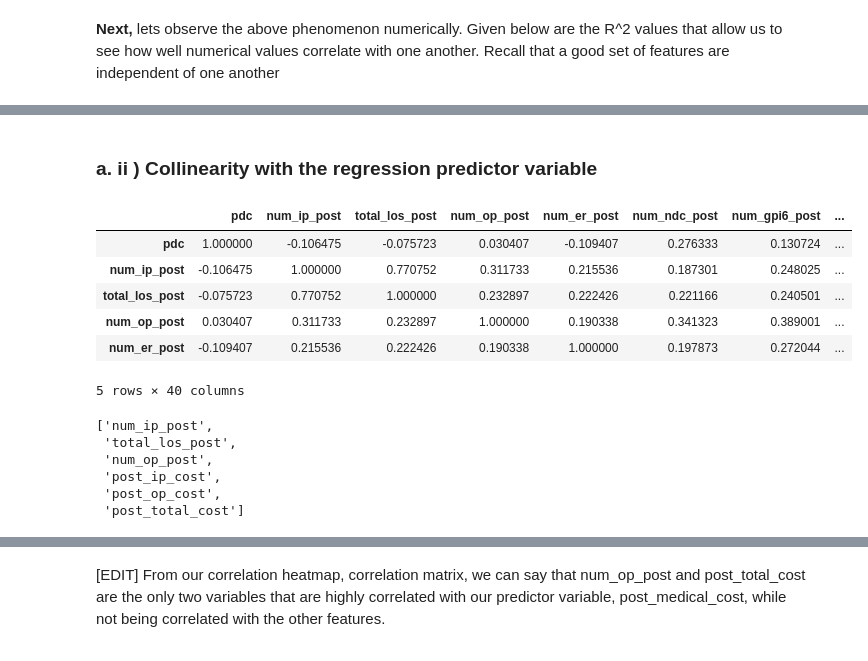
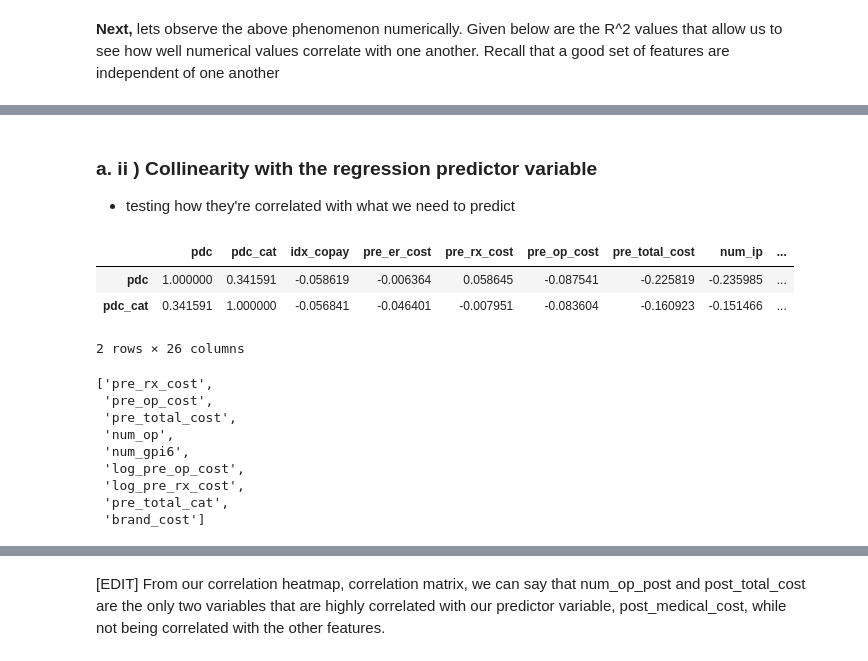
Before and after one commit to edalrami/hccs-final, a Jupyter notebook: Healthcare Final Project - DR.ipynb, the cells around one changed output, grey strips where cells are left out. Cells and saved outputs as stored; diff of their text form; code cells hidden in the pictures.

```diff
--- a/Healthcare Final Project - DR.ipynb
+++ b/Healthcare Final Project - DR.ipynb
@@ -207,6 +332,6 @@ sns.heatmap(corr,
 # %% [markdown]
 **Next,** lets observe the above phenomenon numerically. Given below are the R^2 values that allow us to see how well numerical values correlate with one another. Recall that a good set of features are independent of one another
 # %%
-cor_matrix = cont_features.corr()
+cor_matrix = reg_data_multicolin.corr()
 cor_matrix.head(5)
 # %% [output]
@@ -220,11 +359,4 @@ cor_matrix.head(5)
 # %%
-# Upper triangle of correlation matrix
-upper = cor_matrix.where(np.triu(np.ones(cor_matrix.shape), k=1).astype(np.bool))
-upper.head(5)
-
 # In feature columns with correlation greater than selected corr strengh
-to_drop = [column for column in upper.columns if any(upper[column]> 0.9) if column != 'post_medical_cost' ]
+to_drop = [column for column in upper.columns if any(upper[column]> 0.9) if column != 'post_total_cost' ]
 to_drop
-
-# Selecting all features that do are NOT highly correlated
-cont_variable_columns = [x for x in cont_features.columns if x not in to_drop]
@@ -231,6 +365,9 @@ cont_variable_columns = [x for x in cont_features.columns if x not in to_drop]
+# %%
+# Selecting all features that do are NOT highly correlated
+cont_variable_columns = [x for x in reg_data_multicolin.columns if x not in to_drop]
 # %%
 # Dataframe consisting of continous features ready to be used into our analysis
-cont_features_uncorrelated =  cont_features[cont_variable_columns]
+cont_features_uncorrelated =  reg_data_multicolin[cont_variable_columns]
 # %%
 # Finally these are the uncorrelated features to use
 cont_features_uncorrelated.head(2)
@@ -242,33 +379,35 @@ cont_features_uncorrelated.head(2)
 # %% [markdown]
 ### a. ii ) Collinearity with the regression predictor variable
+
+- testing how they're correlated with what we need to predict
 # %%
 # Correlation matrix between continous features only
 cor_matrix_cont_features = cont_features_uncorrelated.corr()
-cor_matrix_cont_features.head(5)
+cor_matrix_cont_features.head(2)
 # %% [output]
-|  | pdc | num_ip_post | total_los_post | num_op_post | num_er_post | num_ndc_post | num_gpi6_post | ... |
-| pdc | 1.000000 | -0.106475 | -0.075723 | 0.030407 | -0.109407 | 0.276333 | 0.130724 | ... |
-| num_ip_post | -0.106475 | 1.000000 | 0.770752 | 0.311733 | 0.215536 | 0.187301 | 0.248025 | ... |
-| total_los_post | -0.075723 | 0.770752 | 1.000000 | 0.232897 | 0.222426 | 0.221166 | 0.240501 | ... |
-| num_op_post | 0.030407 | 0.311733 | 0.232897 | 1.000000 | 0.190338 | 0.341323 | 0.389001 | ... |
-| num_er_post | -0.109407 | 0.215536 | 0.222426 | 0.190338 | 1.000000 | 0.197873 | 0.272044 | ... |
+|  | pdc | pdc_cat | idx_copay | pre_er_cost | pre_rx_cost | pre_op_cost | pre_total_cost | num_ip | ... |
+| pdc | 1.000000 | 0.341591 | -0.058619 | -0.006364 | 0.058645 | -0.087541 | -0.225819 | -0.235985 | ... |
+| pdc_cat | 0.341591 | 1.000000 | -0.056841 | -0.046401 | -0.007951 | -0.083604 | -0.160923 | -0.151466 | ... |
-5 rows × 40 columns
+2 rows × 26 columns
 # %%
 # Selecting the correlation strength as strength of associativity
-corr_strength = 0.5
+corr_strength = 0.2
 
 pd.set_option('display.max_rows', 100)
-a = cor_matrix_cont_features['post_medical_cost'] >= corr_strength
-b = cor_matrix_cont_features['post_medical_cost'][a]
-names = [x for x in b.index if x != 'post_medical_cost'] # all
+a = cor_matrix_cont_features['post_total_cost'] >= corr_strength
+b = cor_matrix_cont_features['post_total_cost'][a]
+names = [x for x in b.index if x != 'post_total_cost'] # all
 names
 # %% [output]
-['num_ip_post',
- 'total_los_post',
- 'num_op_post',
- 'post_ip_cost',
- 'post_op_cost',
- 'post_total_cost']
+['pre_rx_cost',
+ 'pre_op_cost',
+ 'pre_total_cost',
+ 'num_op',
+ 'num_gpi6',
+ 'log_pre_op_cost',
+ 'log_pre_rx_cost',
+ 'pre_total_cat',
+ 'brand_cost']
 # %%
 # Get the names of all columns to finally use for regression
 
```
Also changed, not shown: parts of 62 cells of this notebook.
